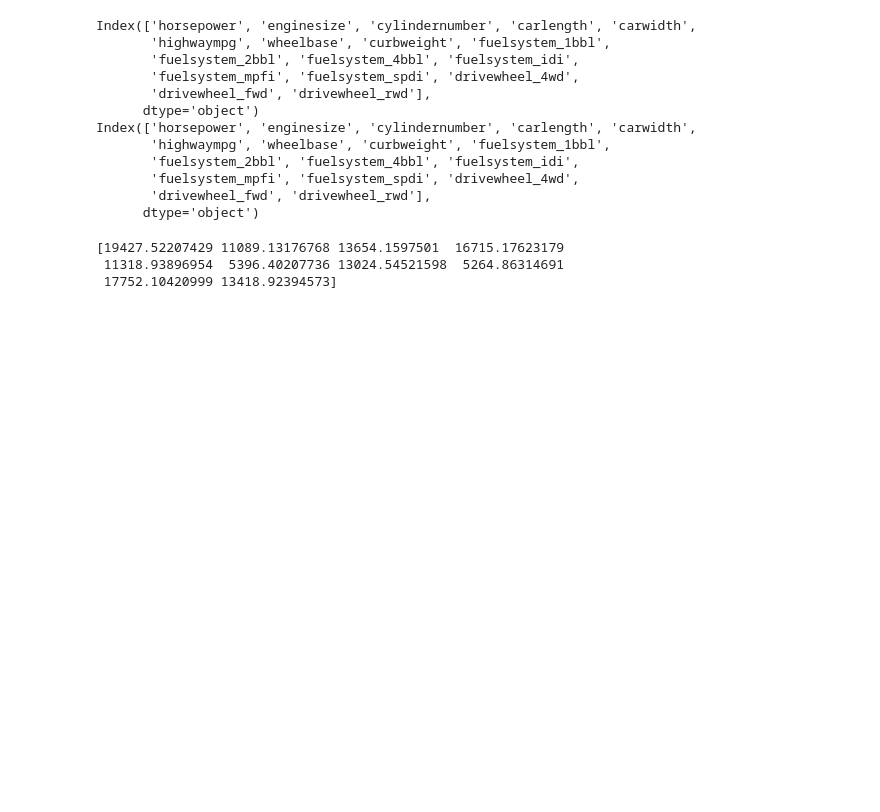
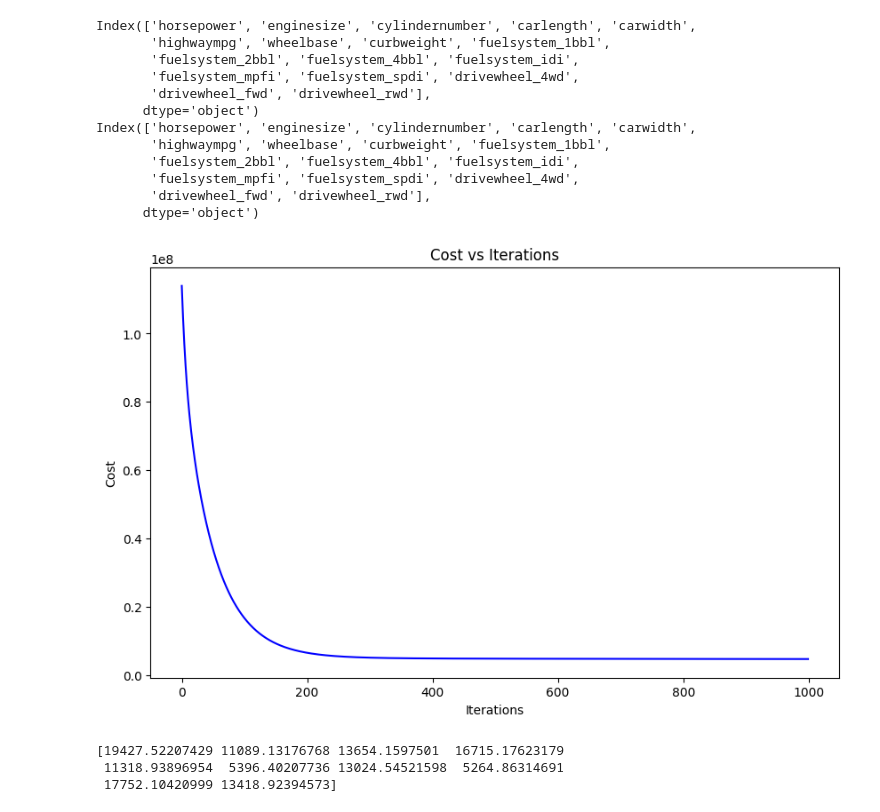
Before and after one commit to abhinav-caped/Mrm-taskphase, a Jupyter notebook: car_prices.ipynb, the cells around one changed output. Drawn from its saved outputs; the diff is of its cells as text; code cells hidden in the pictures; blank space fills up the shorter version.

```diff
--- a/car_prices.ipynb
+++ b/car_prices.ipynb
@@ -290,35 +305,56 @@ class LinearRegression:
         self.learning_rate = learning_rate
         self.n_iterations = n_iterations
         self.weights = None
         self.bias = None
+        self.cost_history = []
 
     def fit(self, X, Y):
         n_samples, n_features = X.shape
 
         # Initialize weights and bias
         self.weights = np.zeros(n_features)
         self.bias = 0
 
         # Gradient Descent
-        for _ in range(self.n_iterations):
+        for i in range(self.n_iterations):
             # Predicted values
-            Y_predicted = np.dot(X_train, self.weights) + self.bias
+            Y_predicted = np.dot(X, self.weights) + self.bias
 
             # Compute gradients
             dw = (1 / n_samples) * np.dot(X.T, (Y_predicted - Y))
             db = (1 / n_samples) * np.sum(Y_predicted - Y)
 
             # Update weights and bias
             self.weights -= self.learning_rate * dw
             self.bias -= self.learning_rate * db
 
+            # Compute cost and store it
+            cost = (1 / (2 * n_samples)) * np.sum((Y_predicted - Y) ** 2)
+            self.cost_history.append(cost)
+
     def predict(self, X):
         return np.dot(X, self.weights) + self.bias
 
     def score(self, X, Y):
         Y_pred = self.predict(X)
         mse = np.mean((Y - Y_pred) ** 2)
         return mse
+
+# Create an instance of the model with adjusted learning rate and iterations
+model = LinearRegression(learning_rate=0.01, n_iterations=1000)
+
+# Fit the model on the training data
+model.fit(X_train, Y_train)
+
+# Plot the cost vs iteration graph
+plt.figure(figsize=(10, 6))
+plt.plot(range(model.n_iterations), model.cost_history, color='blue')
+plt.xlabel('Iterations')
+plt.ylabel('Cost')
+plt.title('Cost vs Iterations')
+plt.show()
+# %% [output]
+[figure, added]
 # %%
 # Create an instance of the model with adjusted learning rate and iterations
 model = LinearRegression(learning_rate=0.01, n_iterations=1000)
```
Also changed, not shown: parts of 1 cell of this notebook.
